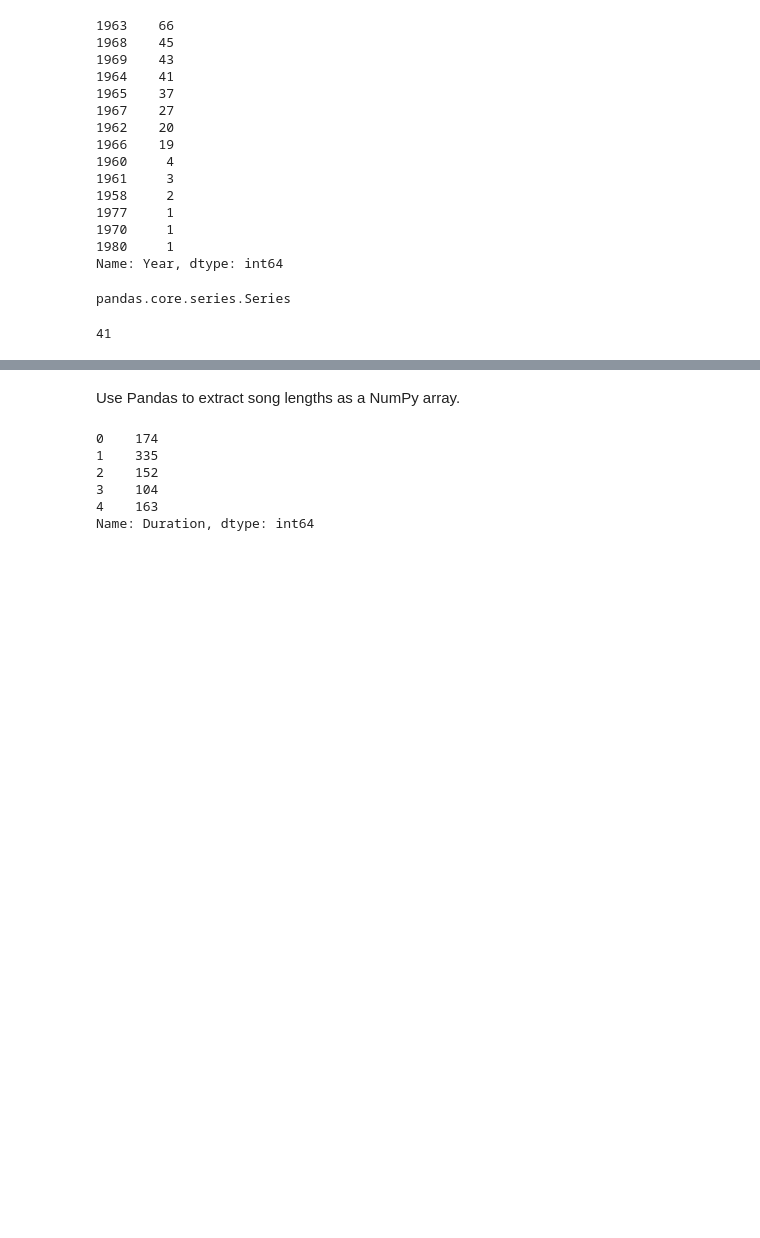
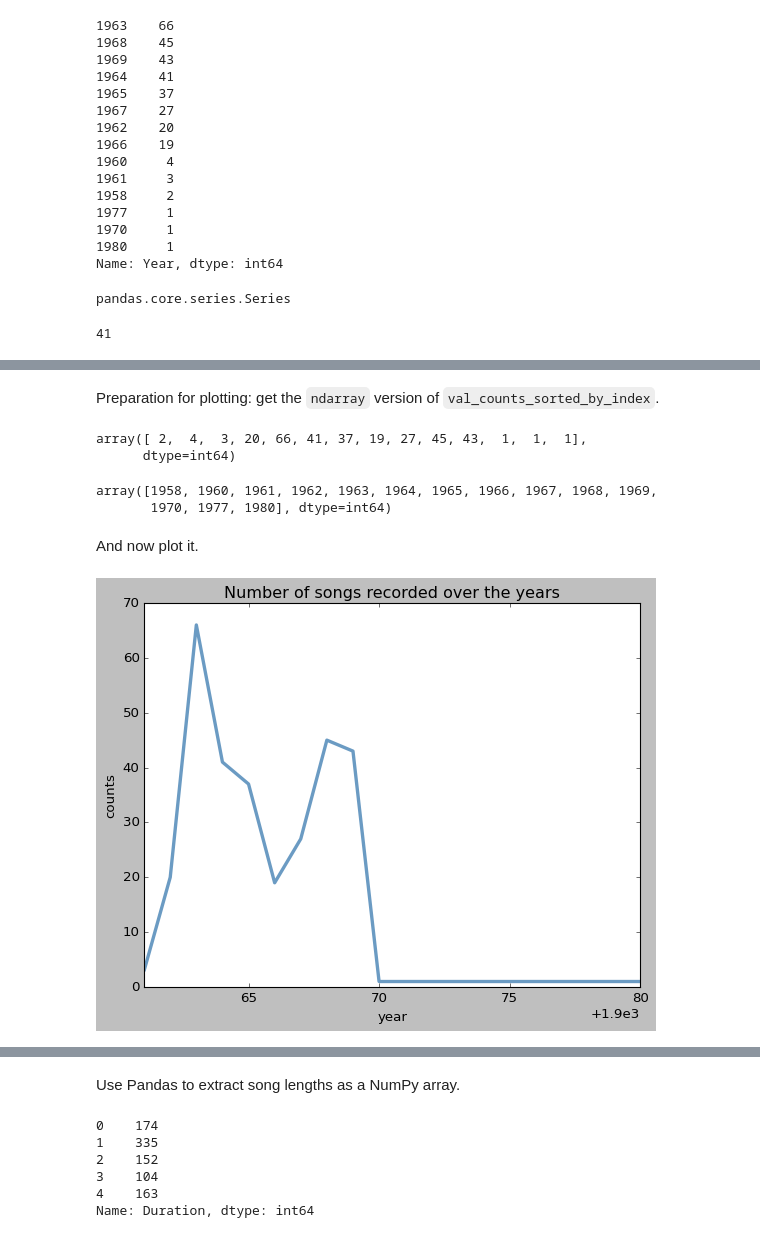
Before and after one commit to devedzic/eda, a Jupyter notebook: eda.ipynb, the cells around one changed output, grey strips where cells are left out. Saved outputs shown, nothing was run; the diff lists cells and outputs as text; code cells hidden in the pictures; blank space fills up the shorter version.

```diff
--- a/eda.ipynb
+++ b/eda.ipynb
@@ -460,0 +449,3 @@ Plot some bargraphs, scatterplots, boxplots,...
+# %%
+val_counts_sorted_by_index = songs['Year'].value_counts().sort_index()
+display(val_counts_sorted_by_index)
@@ -460,0 +468,27 @@ Plot some bargraphs, scatterplots, boxplots,...
+# %% [markdown]
+Preparation for plotting: get the `ndarray` version of `val_counts_sorted_by_index`.
+# %%
+counts = np.array(val_counts_sorted_by_index)
+display(counts)
+# display(type(val_counts_sorted_by_index))
+
+year = np.array(val_counts_sorted_by_index.index)
+display(year)
+# %% [output]
+array([ 2,  4,  3, 20, 66, 41, 37, 19, 27, 45, 43,  1,  1,  1],
+      dtype=int64)
+array([1958, 1960, 1961, 1962, 1963, 1964, 1965, 1966, 1967, 1968, 1969,
+       1970, 1977, 1980], dtype=int64)
+# %% [markdown]
+And now plot it.
+# %%
+ax = plt.axes()
+
+ax.set(xlim=(1961, 1980), ylim=(0, 70),
+       xlabel='year', ylabel='counts',
+       title='Number of songs recorded over the years')
+
+# ax.plot(years_1962_1970, avg_duration);
+ax.plot(year, counts, color='steelblue', linewidth=3, alpha=0.8);    # alpha: transparency (0-1)
+# %% [output]
+[figure, added]
```
Also changed, not shown: parts of 58 cells of this notebook.
